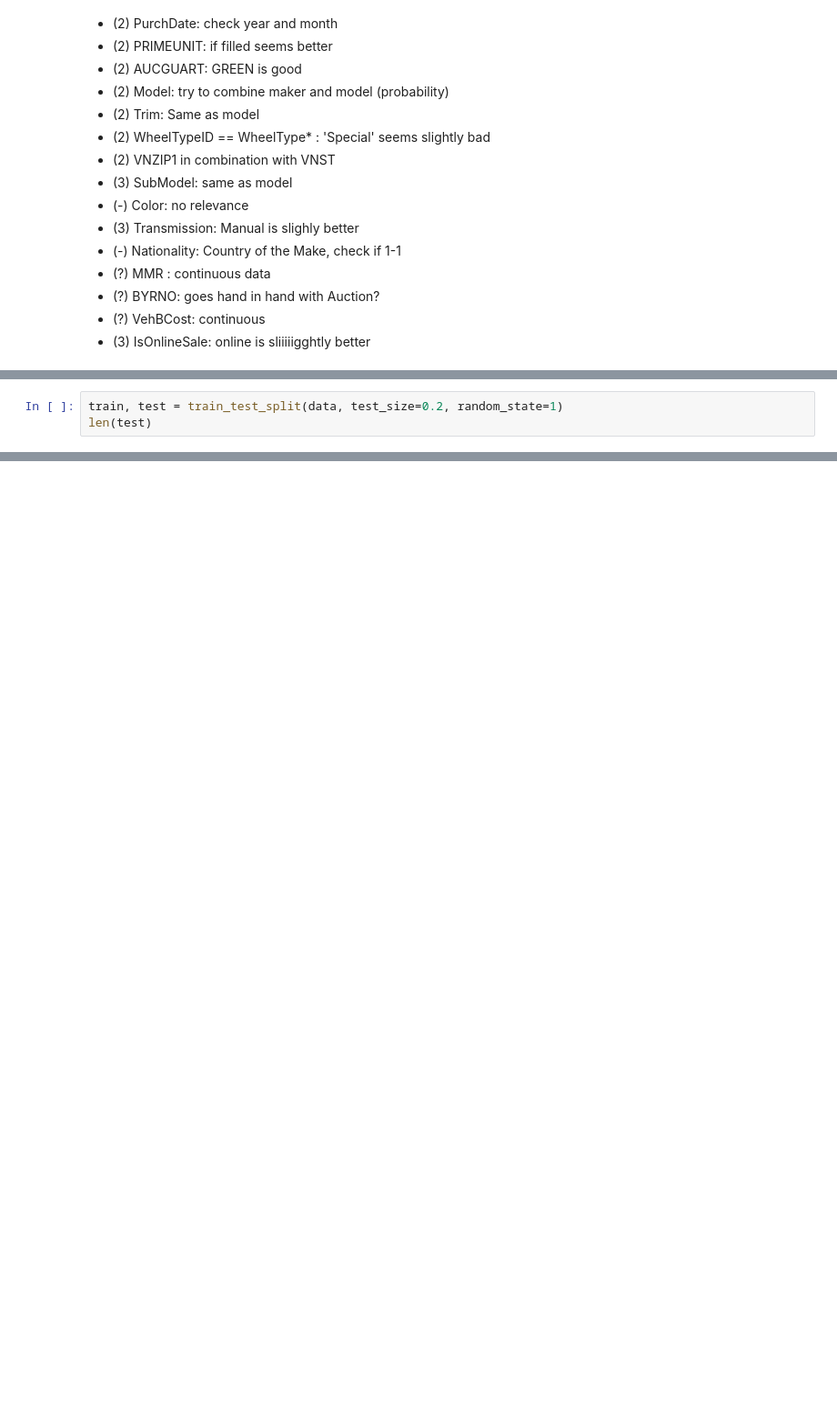
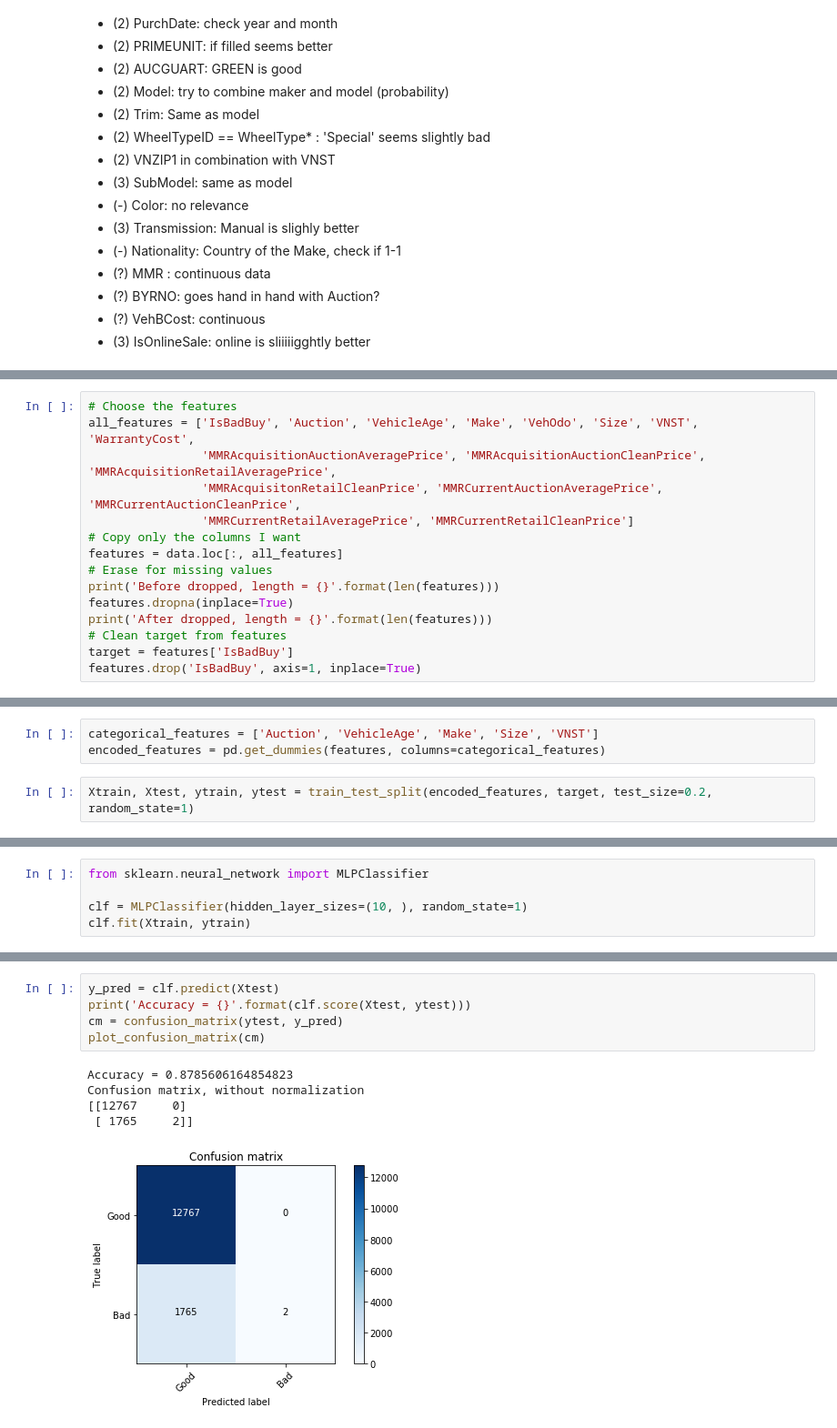
Before and after one commit to tolarteh/cardashians, a Jupyter notebook: Neural Network.ipynb, the cells around one changed output, grey strips where cells are left out. Shown at 91% size. Drawn from its saved outputs; the diff is of its cells as text; blank space fills up the shorter version.

Commit message:
Adding neural network model

```diff
--- a/Neural Network.ipynb
+++ b/Neural Network.ipynb
@@ -50,0 +43,15 @@ Index(['RefId', 'IsBadBuy', 'PurchDate', 'Auction', 'VehYear', 'VehicleAge',
+# %%
+# Choose the features
+all_features = ['IsBadBuy', 'Auction', 'VehicleAge', 'Make', 'VehOdo', 'Size', 'VNST', 'WarrantyCost',
+                'MMRAcquisitionAuctionAveragePrice', 'MMRAcquisitionAuctionCleanPrice', 'MMRAcquisitionRetailAveragePrice',
+                'MMRAcquisitonRetailCleanPrice', 'MMRCurrentAuctionAveragePrice', 'MMRCurrentAuctionCleanPrice',
+                'MMRCurrentRetailAveragePrice', 'MMRCurrentRetailCleanPrice']
+# Copy only the columns I want
+features = data.loc[:, all_features]
+# Erase for missing values
+print('Before dropped, length = {}'.format(len(features)))
+features.dropna(inplace=True)
+print('After dropped, length = {}'.format(len(features)))
+# Clean target from features
+target = features['IsBadBuy']
+features.drop('IsBadBuy', axis=1, inplace=True)
@@ -51,3 +61,5 @@ Index(['RefId', 'IsBadBuy', 'PurchDate', 'Auction', 'VehYear', 'VehicleAge',
+# %%
+categorical_features = ['Auction', 'VehicleAge', 'Make', 'Size', 'VNST']
+encoded_features = pd.get_dummies(features, columns=categorical_features)
 # %%
-train, test = train_test_split(data, test_size=0.2, random_state=1)
-len(test)
+Xtrain, Xtest, ytrain, ytest = train_test_split(encoded_features, target, test_size=0.2, random_state=1)
@@ -55,0 +106,5 @@ len(test)
+# %%
+from sklearn.neural_network import MLPClassifier
+
+clf = MLPClassifier(hidden_layer_sizes=(10, ), random_state=1)
+clf.fit(Xtrain, ytrain)
@@ -55,0 +119,11 @@ len(test)
+# %%
+y_pred = clf.predict(Xtest)
+print('Accuracy = {}'.format(clf.score(Xtest, ytest)))
+cm = confusion_matrix(ytest, y_pred)
+plot_confusion_matrix(cm)
+# %% [output]
+Accuracy = 0.8785606164854823
+Confusion matrix, without normalization
+[[12767     0]
+ [ 1765     2]]
+[figure, added]
```
Also changed, not shown: parts of 16 cells of this notebook, 1 other file.
